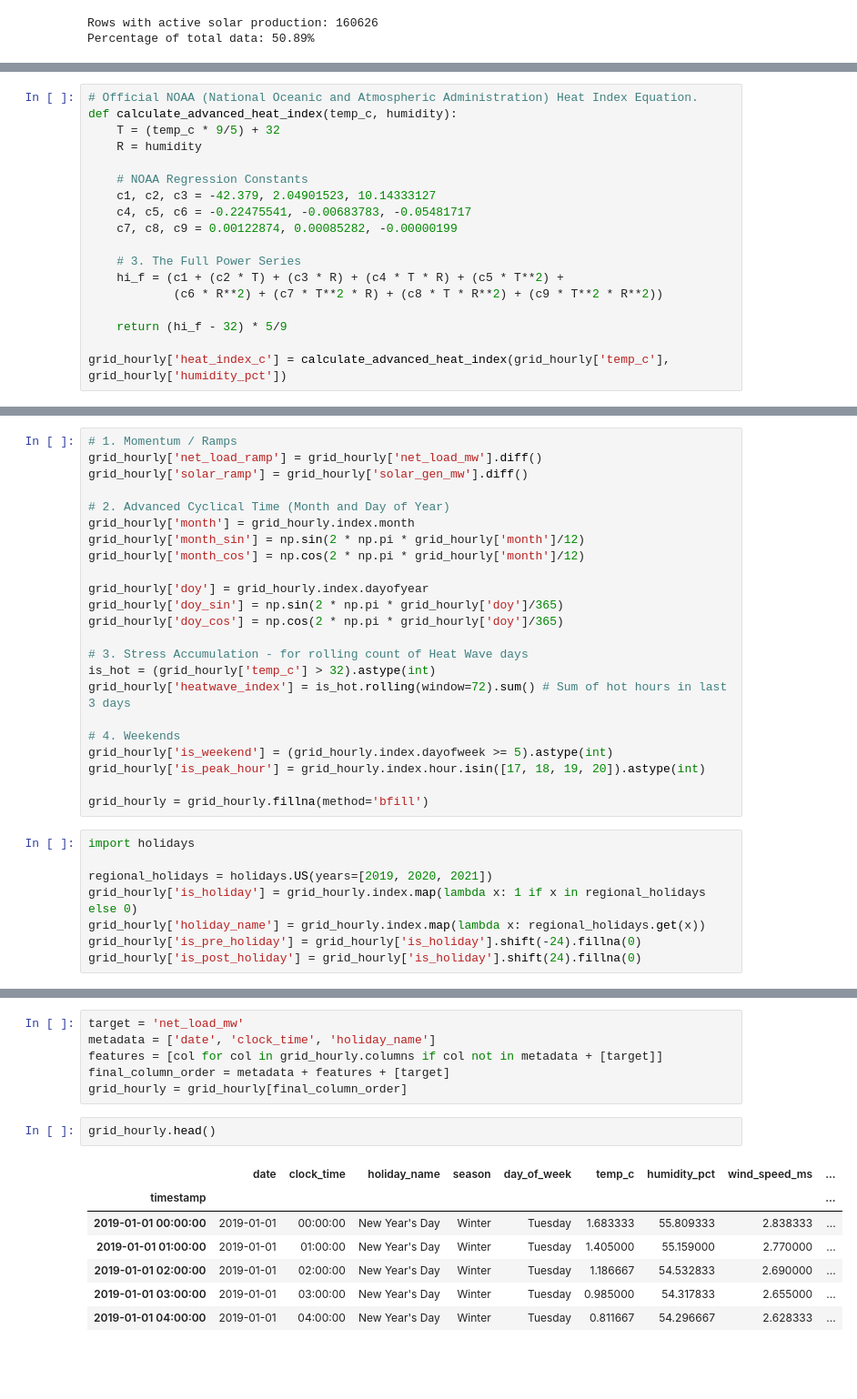
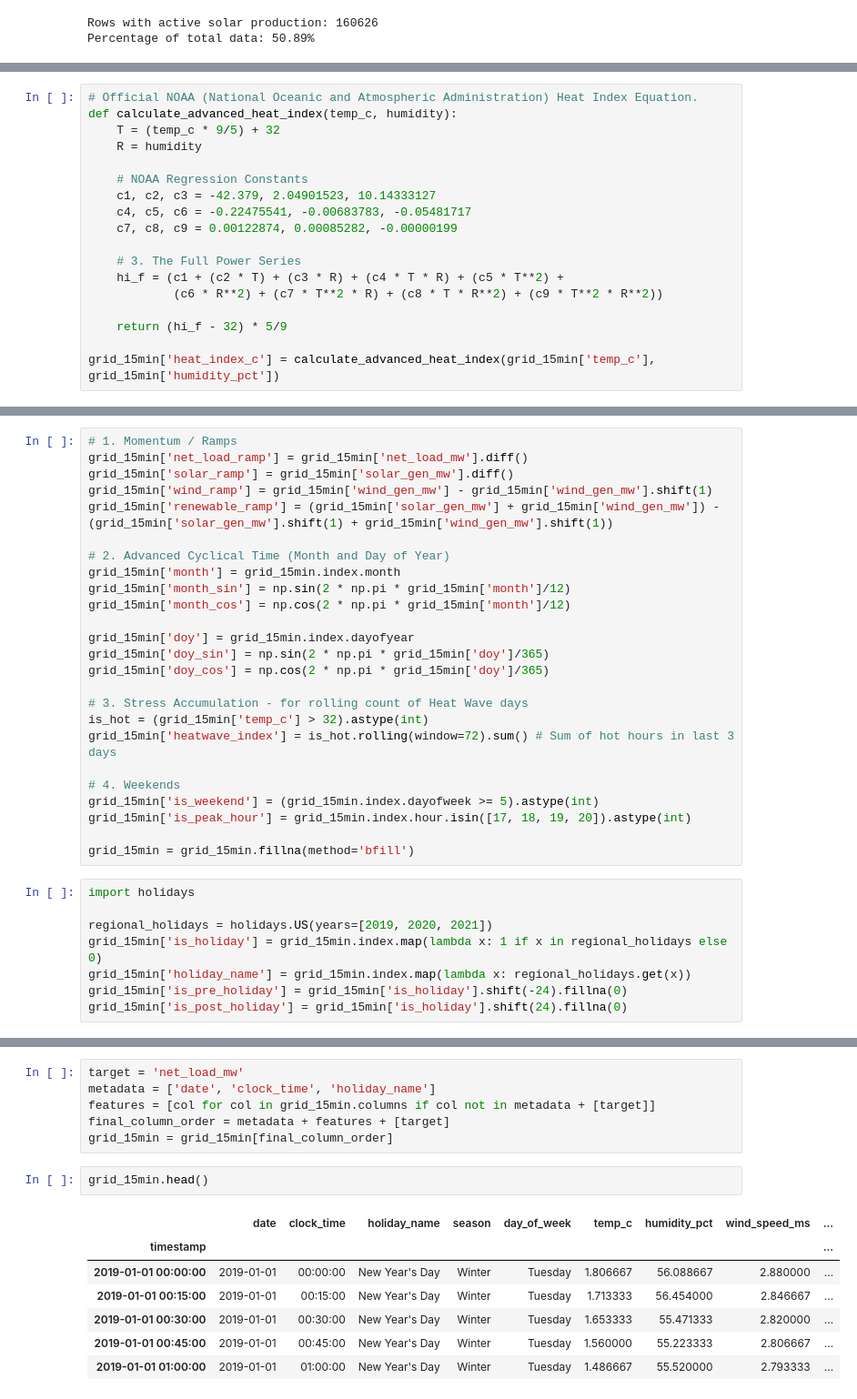
Before and after one commit to HarshilChawla/multi-scale-energy-stress-analysis, a Jupyter notebook: code/data preprocessing/grid_data_preprocessing.ipynb, the cells around one changed output, grey strips where cells are left out. Shown: that part at 91% size. Drawn from its saved outputs; the diff is of its cells as text; blank space fills up the shorter version.

```diff
--- a/code/data preprocessing/grid_data_preprocessing.ipynb
+++ b/code/data preprocessing/grid_data_preprocessing.ipynb
@@ -335,5 +332,5 @@ def calculate_advanced_heat_index(temp_c, humidity):
 
     return (hi_f - 32) * 5/9
 
-grid_hourly['heat_index_c'] = calculate_advanced_heat_index(grid_hourly['temp_c'], grid_hourly['humidity_pct'])
+grid_15min['heat_index_c'] = calculate_advanced_heat_index(grid_15min['temp_c'], grid_15min['humidity_pct'])
 # %%
@@ -427,32 +424,34 @@ Index(['date', 'clock_time', 'season', 'day_of_week', 'temp_c', 'humidity_pct',
       dtype='object')
 # %%
 # 1. Momentum / Ramps
-grid_hourly['net_load_ramp'] = grid_hourly['net_load_mw'].diff()
-grid_hourly['solar_ramp'] = grid_hourly['solar_gen_mw'].diff()
+grid_15min['net_load_ramp'] = grid_15min['net_load_mw'].diff()
+grid_15min['solar_ramp'] = grid_15min['solar_gen_mw'].diff()
+grid_15min['wind_ramp'] = grid_15min['wind_gen_mw'] - grid_15min['wind_gen_mw'].shift(1)
+grid_15min['renewable_ramp'] = (grid_15min['solar_gen_mw'] + grid_15min['wind_gen_mw']) -(grid_15min['solar_gen_mw'].shift(1) + grid_15min['wind_gen_mw'].shift(1))
 
 # 2. Advanced Cyclical Time (Month and Day of Year)
-grid_hourly['month'] = grid_hourly.index.month
-grid_hourly['month_sin'] = np.sin(2 * np.pi * grid_hourly['month']/12)
-grid_hourly['month_cos'] = np.cos(2 * np.pi * grid_hourly['month']/12)
+grid_15min['month'] = grid_15min.index.month
+grid_15min['month_sin'] = np.sin(2 * np.pi * grid_15min['month']/12)
+grid_15min['month_cos'] = np.cos(2 * np.pi * grid_15min['month']/12)
 
-grid_hourly['doy'] = grid_hourly.index.dayofyear
-grid_hourly['doy_sin'] = np.sin(2 * np.pi * grid_hourly['doy']/365)
-grid_hourly['doy_cos'] = np.cos(2 * np.pi * grid_hourly['doy']/365)
+grid_15min['doy'] = grid_15min.index.dayofyear
+grid_15min['doy_sin'] = np.sin(2 * np.pi * grid_15min['doy']/365)
+grid_15min['doy_cos'] = np.cos(2 * np.pi * grid_15min['doy']/365)
 
 # 3. Stress Accumulation - for rolling count of Heat Wave days
-is_hot = (grid_hourly['temp_c'] > 32).astype(int)
-grid_hourly['heatwave_index'] = is_hot.rolling(window=72).sum() # Sum of hot hours in last 3 days
+is_hot = (grid_15min['temp_c'] > 32).astype(int)
+grid_15min['heatwave_index'] = is_hot.rolling(window=72).sum() # Sum of hot hours in last 3 days
 
 # 4. Weekends
-grid_hourly['is_weekend'] = (grid_hourly.index.dayofweek >= 5).astype(int)
-grid_hourly['is_peak_hour'] = grid_hourly.index.hour.isin([17, 18, 19, 20]).astype(int)
+grid_15min['is_weekend'] = (grid_15min.index.dayofweek >= 5).astype(int)
+grid_15min['is_peak_hour'] = grid_15min.index.hour.isin([17, 18, 19, 20]).astype(int)
 
-grid_hourly = grid_hourly.fillna(method='bfill')
+grid_15min = grid_15min.fillna(method='bfill')
 # %%
 import holidays
 
 regional_holidays = holidays.US(years=[2019, 2020, 2021])
-grid_hourly['is_holiday'] = grid_hourly.index.map(lambda x: 1 if x in regional_holidays else 0)
-grid_hourly['holiday_name'] = grid_hourly.index.map(lambda x: regional_holidays.get(x))
-grid_hourly['is_pre_holiday'] = grid_hourly['is_holiday'].shift(-24).fillna(0)
-grid_hourly['is_post_holiday'] = grid_hourly['is_holiday'].shift(24).fillna(0)
+grid_15min['is_holiday'] = grid_15min.index.map(lambda x: 1 if x in regional_holidays else 0)
+grid_15min['holiday_name'] = grid_15min.index.map(lambda x: regional_holidays.get(x))
+grid_15min['is_pre_holiday'] = grid_15min['is_holiday'].shift(-24).fillna(0)
+grid_15min['is_post_holiday'] = grid_15min['is_holiday'].shift(24).fillna(0)
@@ -505,16 +484,16 @@ Index(['date', 'clock_time', 'season', 'day_of_week', 'temp_c', 'humidity_pct',
 # %%
 target = 'net_load_mw'
 metadata = ['date', 'clock_time', 'holiday_name']
-features = [col for col in grid_hourly.columns if col not in metadata + [target]]
+features = [col for col in grid_15min.columns if col not in metadata + [target]]
 final_column_order = metadata + features + [target]
-grid_hourly = grid_hourly[final_column_order]
+grid_15min = grid_15min[final_column_order]
 # %%
-grid_hourly.head()
+grid_15min.head()
 # %% [output]
 |  | date | clock_time | holiday_name | season | day_of_week | temp_c | humidity_pct | wind_speed_ms | ... |
 | timestamp |  |  |  |  |  |  |  |  | ... |
-| 2019-01-01 00:00:00 | 2019-01-01 | 00:00:00 | New Year's Day | Winter | Tuesday | 1.683333 | 55.809333 | 2.838333 | ... |
-| 2019-01-01 01:00:00 | 2019-01-01 | 01:00:00 | New Year's Day | Winter | Tuesday | 1.405000 | 55.159000 | 2.770000 | ... |
-| 2019-01-01 02:00:00 | 2019-01-01 | 02:00:00 | New Year's Day | Winter | Tuesday | 1.186667 | 54.532833 | 2.690000 | ... |
-| 2019-01-01 03:00:00 | 2019-01-01 | 03:00:00 | New Year's Day | Winter | Tuesday | 0.985000 | 54.317833 | 2.655000 | ... |
-| 2019-01-01 04:00:00 | 2019-01-01 | 04:00:00 | New Year's Day | Winter | Tuesday | 0.811667 | 54.296667 | 2.628333 | ... |
+| 2019-01-01 00:00:00 | 2019-01-01 | 00:00:00 | New Year's Day | Winter | Tuesday | 1.806667 | 56.088667 | 2.880000 | ... |
+| 2019-01-01 00:15:00 | 2019-01-01 | 00:15:00 | New Year's Day | Winter | Tuesday | 1.713333 | 56.454000 | 2.846667 | ... |
+| 2019-01-01 00:30:00 | 2019-01-01 | 00:30:00 | New Year's Day | Winter | Tuesday | 1.653333 | 55.471333 | 2.820000 | ... |
+| 2019-01-01 00:45:00 | 2019-01-01 | 00:45:00 | New Year's Day | Winter | Tuesday | 1.560000 | 55.223333 | 2.806667 | ... |
+| 2019-01-01 01:00:00 | 2019-01-01 | 01:00:00 | New Year's Day | Winter | Tuesday | 1.486667 | 55.520000 | 2.793333 | ... |
```
Also changed, not shown: parts of 26 cells of this notebook, 1 other file.
